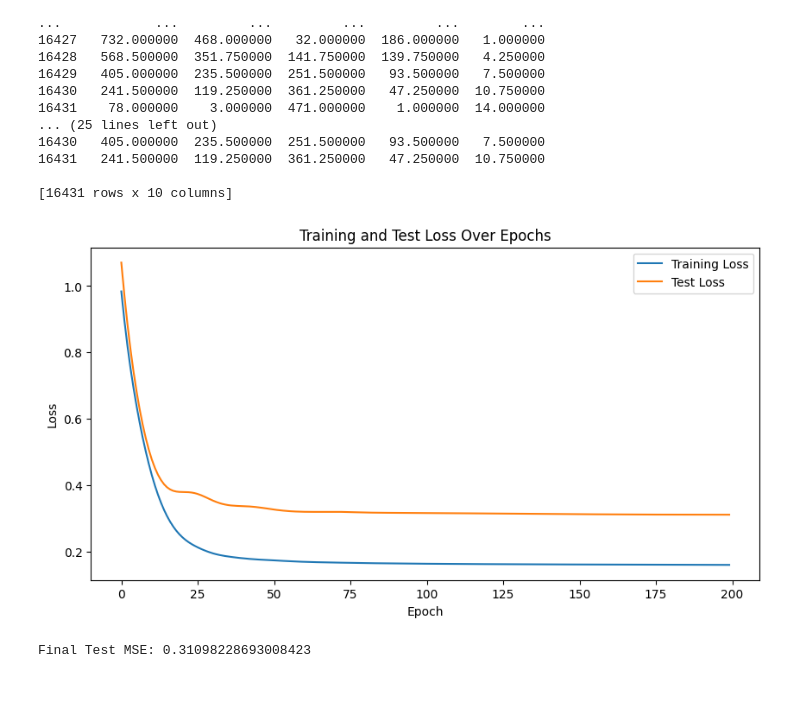
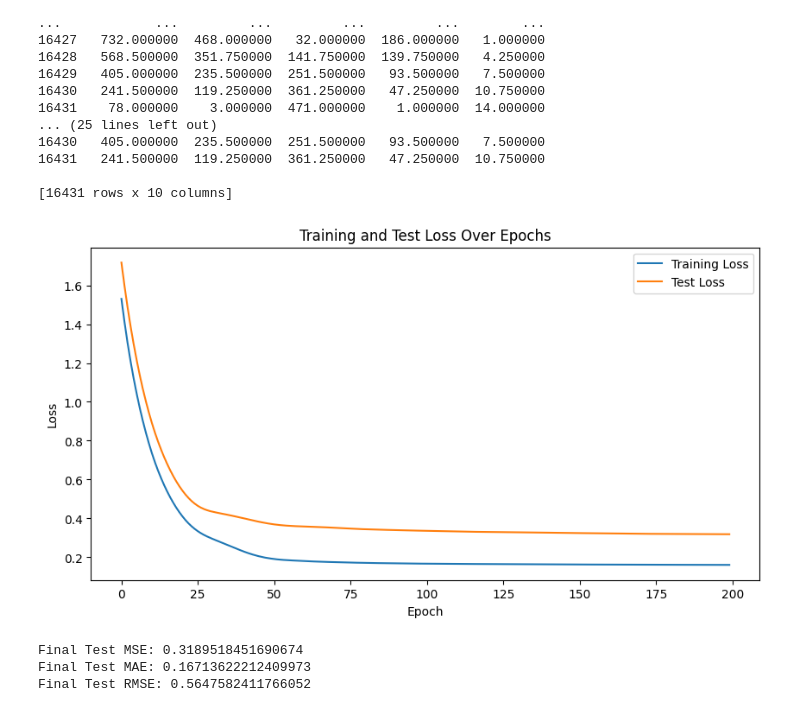
Before and after one commit to ANCP2021/ML-on-Graphs-Project, a Jupyter notebook: Models/GNNs/GAT.ipynb, the cells around one changed output. Cells and saved outputs as stored; diff of their text form; code cells hidden in the pictures.

```diff
--- a/Models/GNNs/GAT.ipynb
+++ b/Models/GNNs/GAT.ipynb
@@ -114,6 +115,10 @@ model.eval()
 with torch.no_grad():
     final_pred = model(data_test)
     final_mse_test = criterion(final_pred, y_test)
+    final_mae_test = criterion_mae(final_pred, y_test)
+    rmse_test = torch.sqrt(final_mse_test)
 
 print(f'Final Test MSE: {final_mse_test.item()}')
+print(f'Final Test MAE: {final_mae_test.item()}')
+print(f'Final Test RMSE: {rmse_test.item()}')
 # %% [output]
@@ -198,6 +205,7 @@ class GATNet(torch.nn.Module):
 model = GATNet()
 optimizer = Adam(model.parameters(), lr=0.01)
 criterion = MSELoss()
+criterion_mae = L1Loss()
 # %%
 train_losses = []
 test_losses = []
@@ -232,6 +240,10 @@ model.eval()
 with torch.no_grad():
     final_pred = model(data_test)
     final_mse_test = criterion(final_pred, y_test)
+    final_mae_test = criterion_mae(final_pred, y_test)
+    rmse_test = torch.sqrt(final_mse_test)
 
 print(f'Final Test MSE: {final_mse_test.item()}')
+print(f'Final Test MAE: {final_mae_test.item()}')
+print(f'Final Test RMSE: {rmse_test.item()}')
 # %% [output]
@@ -317,6 +331,7 @@ class GATNet(torch.nn.Module):
 model = GATNet()
 optimizer = Adam(model.parameters(), lr=0.01)
 criterion = MSELoss()
+criterion_mae = L1Loss()
 # %%
 train_losses = []
 test_losses = []
@@ -327,32 +342,38 @@ for epoch in range(200):
     out = model(data_train)
     train_loss = criterion(out, y_train)
     train_loss.backward()
     optimizer.step()
 
     model.eval()
     with torch.no_grad(): # gradient is not computed
         test_pred = model(data_test)
         test_loss = criterion(test_pred, y_test)
 
     train_losses.append(train_loss.item())
     test_losses.append(test_loss.item())
 
 # training and testing losses
 plt.figure(figsize=(10, 5))
 plt.plot(train_losses, label='Training Loss')
 plt.plot(test_losses, label='Test Loss')
 plt.xlabel('Epoch')
 plt.ylabel('Loss')
 plt.title('Training and Test Loss Over Epochs')
 plt.legend()
 plt.show()
 
 model.eval()
 with torch.no_grad():
     final_pred = model(data_test)
     final_mse_test = criterion(final_pred, y_test)
+    final_mae_test = criterion_mae(final_pred, y_test)
+    rmse_test = torch.sqrt(final_mse_test)
 
 print(f'Final Test MSE: {final_mse_test.item()}')
+print(f'Final Test MAE: {final_mae_test.item()}')
+print(f'Final Test RMSE: {rmse_test.item()}')
 # %% [output]
-[figure, old version]
+[figure, new version]
-Final Test MSE: 0.31098228693008423
+Final Test MSE: 0.3189518451690674
+Final Test MAE: 0.16713622212409973
+Final Test RMSE: 0.5647582411766052
```
Also changed, not shown: parts of 4 cells of this notebook, 1 other file.
